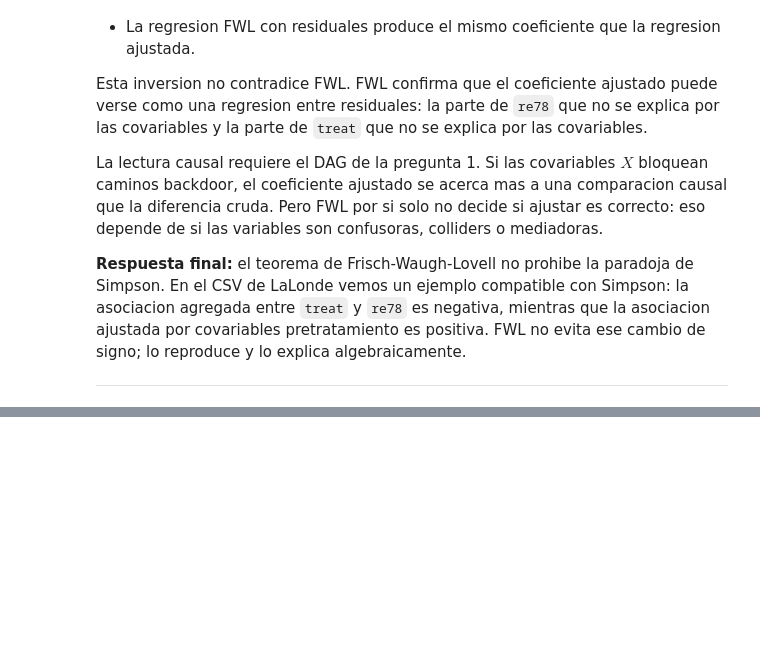
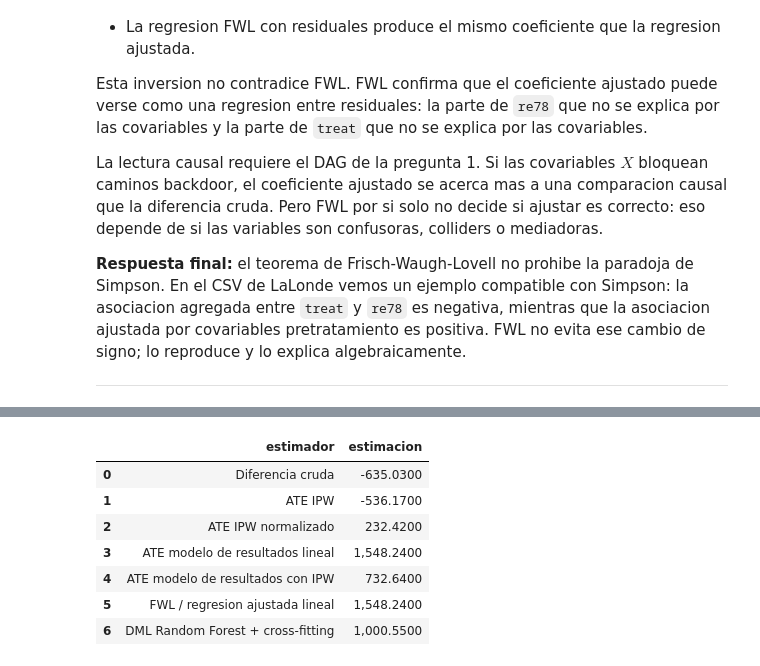
Before and after one commit to CharlyEstudio/data-science-portfolio, a Jupyter notebook: interpretabilidad_causalidad/m06/notebooks/examen_final_lalonde.ipynb, the cells around one changed output, grey strips where cells are left out. Saved outputs shown, nothing was run; the diff lists cells and outputs as text; code cells hidden in the pictures; blank space fills up the shorter version.

```diff
--- a/interpretabilidad_causalidad/m06/notebooks/examen_final_lalonde.ipynb
+++ b/interpretabilidad_causalidad/m06/notebooks/examen_final_lalonde.ipynb
@@ -593,0 +768,32 @@ La lectura causal requiere el DAG de la pregunta 1. Si las covariables $X$ bloqu
+# %%
+comparison_results = pd.DataFrame({
+    "estimador": [
+        "Diferencia cruda",
+        "ATE IPW",
+        "ATE IPW normalizado",
+        "ATE modelo de resultados lineal",
+        "ATE modelo de resultados con IPW",
+        "FWL / regresion ajustada lineal",
+        "DML Random Forest + cross-fitting",
+    ],
+    "estimacion": [
+        ate_naive,
+        ate_ipw,
+        ate_ipw_normalized,
+        ate_outcome,
+        ate_outcome_ipw,
+        coef_fwl_lalonde,
+        theta_dml,
+    ],
+})
+
+comparison_results.round({"estimacion": 2})
+# %% [output]
+|  | estimador | estimacion |
+| 0 | Diferencia cruda | -635.0300 |
+| 1 | ATE IPW | -536.1700 |
+| 2 | ATE IPW normalizado | 232.4200 |
+| 3 | ATE modelo de resultados lineal | 1,548.2400 |
+| 4 | ATE modelo de resultados con IPW | 732.6400 |
+| 5 | FWL / regresion ajustada lineal | 1,548.2400 |
+| 6 | DML Random Forest + cross-fitting | 1,000.5500 |
```
Also changed, not shown: parts of 11 cells of this notebook.
